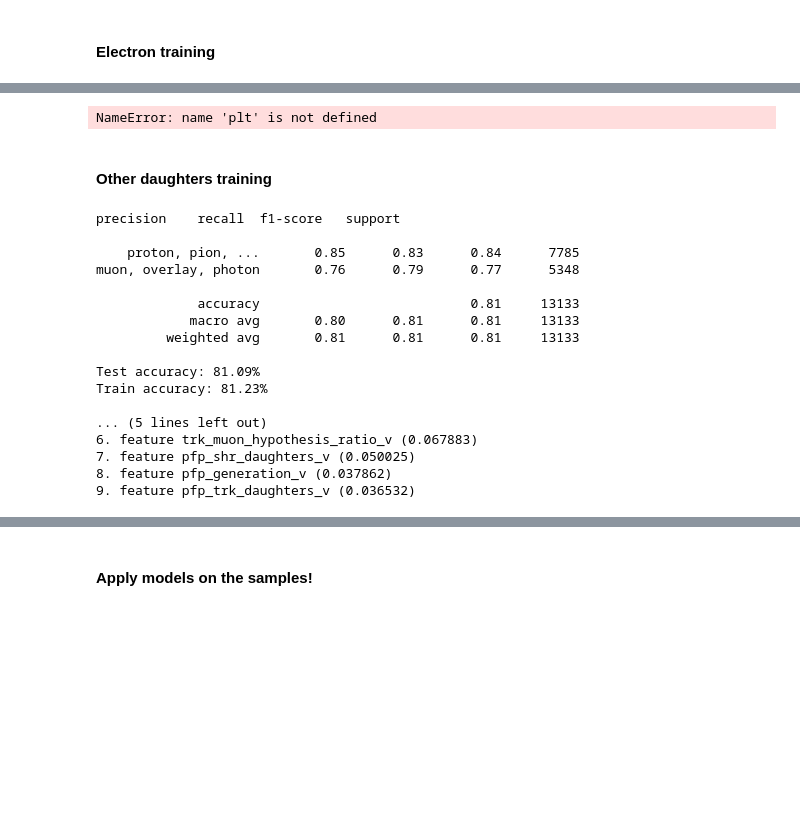
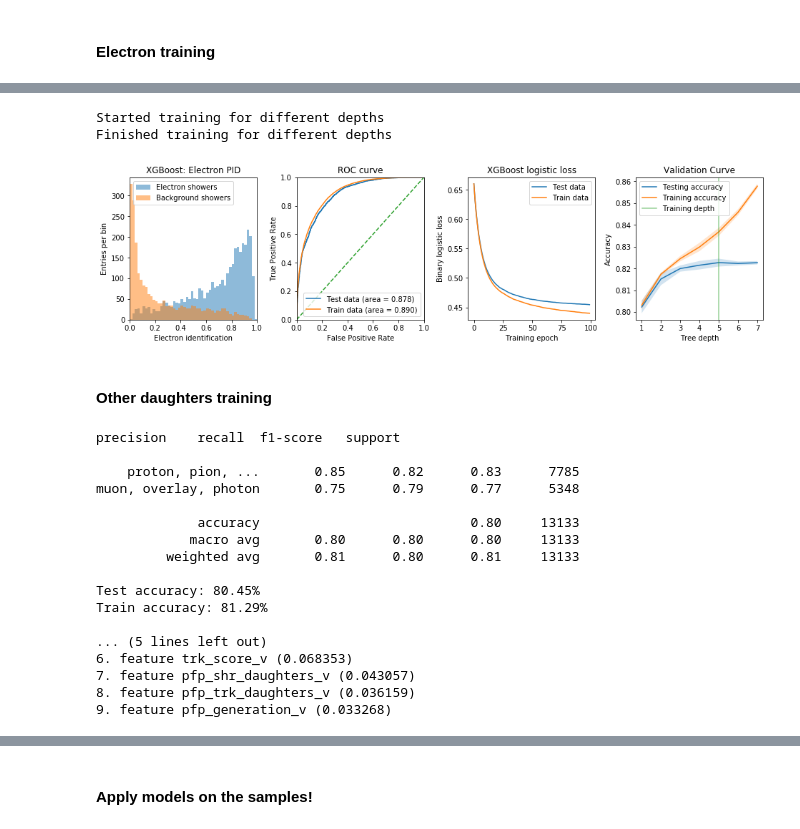
Before and after one commit to Wouter-VDP/nuecc_python, a Jupyter notebook: NueSelection.ipynb, the cells around one changed output, grey strips where cells are left out. Drawn from its saved outputs; the diff is of its cells as text; code cells hidden in the pictures; blank space fills up the shorter version.

```diff
--- a/NueSelection.ipynb
+++ b/NueSelection.ipynb
@@ -356,13 +338,15 @@ Train accuracy: 79.26%
 # %%
 labels = {"signal": "Electron showers",
           "background": "Background showers",
           "xlabel": "Electron identification",
           "train_label": "train_label",
           "title": "XGBoost: Electron PID",
           "file_name": output_dir + "training/e_bdt_test.pdf"}
-nue_helper.helper.analyse_training(model_e, X_test, X_train, y_test, y_train, train_ana, labels)
+nue_helper.helper.analyse_training(model_e, X_test, X_train, y_test, y_train, train_ana, labels, depth)
 # %% [output]
-NameError: name 'plt' is not defined
+Started training for different depths
+Finished training for different depths
+[figure, added]
 # %% [markdown]
 #### Other daughters training
 # %%
@@ -417,21 +401,21 @@ for i, (n, im) in enumerate(zip(np.array(nue_helper.columns.col_train_other)[sor
 # %% [output]
 precision    recall  f1-score   support
 
-    proton, pion, ...       0.85      0.83      0.84      7785
-muon, overlay, photon       0.76      0.79      0.77      5348
+    proton, pion, ...       0.85      0.82      0.83      7785
+muon, overlay, photon       0.75      0.79      0.77      5348
 
-             accuracy                           0.81     13133
-            macro avg       0.80      0.81      0.81     13133
-         weighted avg       0.81      0.81      0.81     13133
+             accuracy                           0.80     13133
+            macro avg       0.80      0.80      0.80     13133
+         weighted avg       0.81      0.80      0.81     13133
 
-Test accuracy: 81.09%
-Train accuracy: 81.23%
+Test accuracy: 80.45%
+Train accuracy: 81.29%
 
 ... (5 lines left out)
-6. feature trk_muon_hypothesis_ratio_v (0.067883)
-7. feature pfp_shr_daughters_v (0.050025)
-8. feature pfp_generation_v (0.037862)
-9. feature pfp_trk_daughters_v (0.036532)
+6. feature trk_score_v (0.068353)
+7. feature pfp_shr_daughters_v (0.043057)
+8. feature pfp_trk_daughters_v (0.036159)
+9. feature pfp_generation_v (0.033268)
 # %%
 labels = {"signal": "Proton, pion",
           "background": "Muon, cosmic, photon",
```
Also changed, not shown: parts of 15 cells of this notebook, 7 other files.
